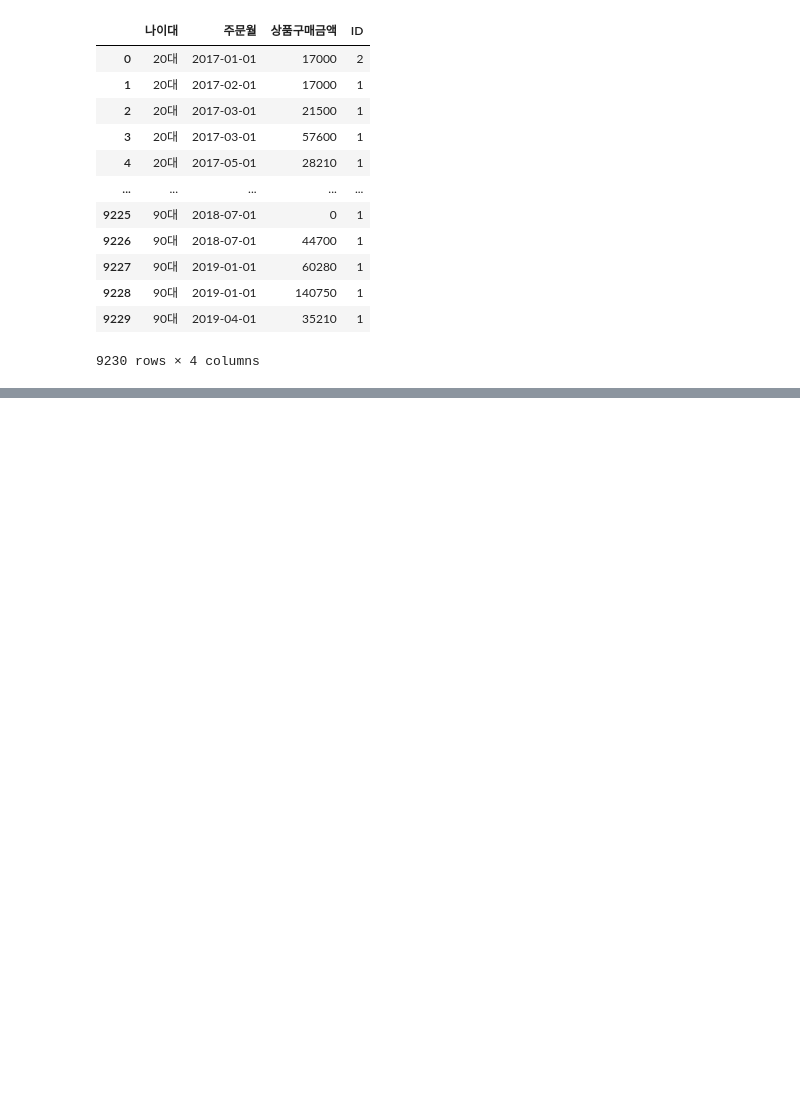
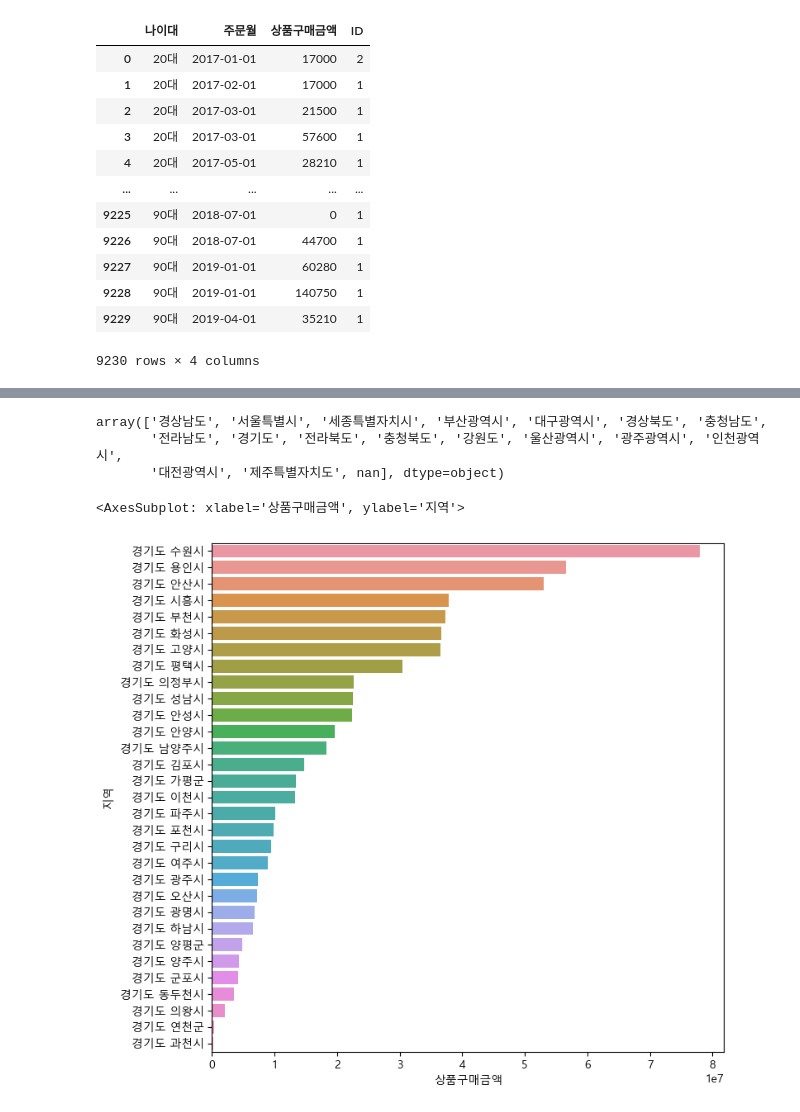
Before and after one commit to Liamns/1_project, a Jupyter notebook: jwp.ipynb, the cells around one changed output, grey strips where cells are left out. Drawn from its saved outputs; the diff is of its cells as text; code cells hidden in the pictures; blank space fills up the shorter version.

```diff
--- a/jwp.ipynb
+++ b/jwp.ipynb
@@ -653,0 +723,18 @@ Did you mean "base"?
+# %%
+dt1['수령인_도시'].unique()
+# %% [output]
+array(['경상남도', '서울특별시', '세종특별자치시', '부산광역시', '대구광역시', '경상북도', '충청남도',
+       '전라남도', '경기도', '전라북도', '충청북도', '강원도', '울산광역시', '광주광역시', '인천광역시',
+       '대전광역시', '제주특별자치도', nan], dtype=object)
+# %%
+dt1['지역'] = dt1['지역'].replace('경기 수원시', '경기도 수원시').replace('경기 포천시', '경기도 포천시').replace('경기 고양시', '경기도 고양시')
+# %%
+dt1_gyeonggi=dt1[dt1['수령인_도시'].str.contains('경기도', na=False)]
+# %%
+dt1_gyeonggi_price = dt1_gyeonggi.groupby('지역', as_index=False)[['상품구매금액']].sum().sort_values(by='상품구매금액', ascending=False)
+# %%
+plt.figure(figsize=(8,8))
+sns.barplot(data=dt1_gyeonggi_price, x='상품구매금액',y='지역')
+# %% [output]
+<AxesSubplot: xlabel='상품구매금액', ylabel='지역'>
+[figure, added]
```
Also changed, not shown: parts of 31 cells of this notebook.
